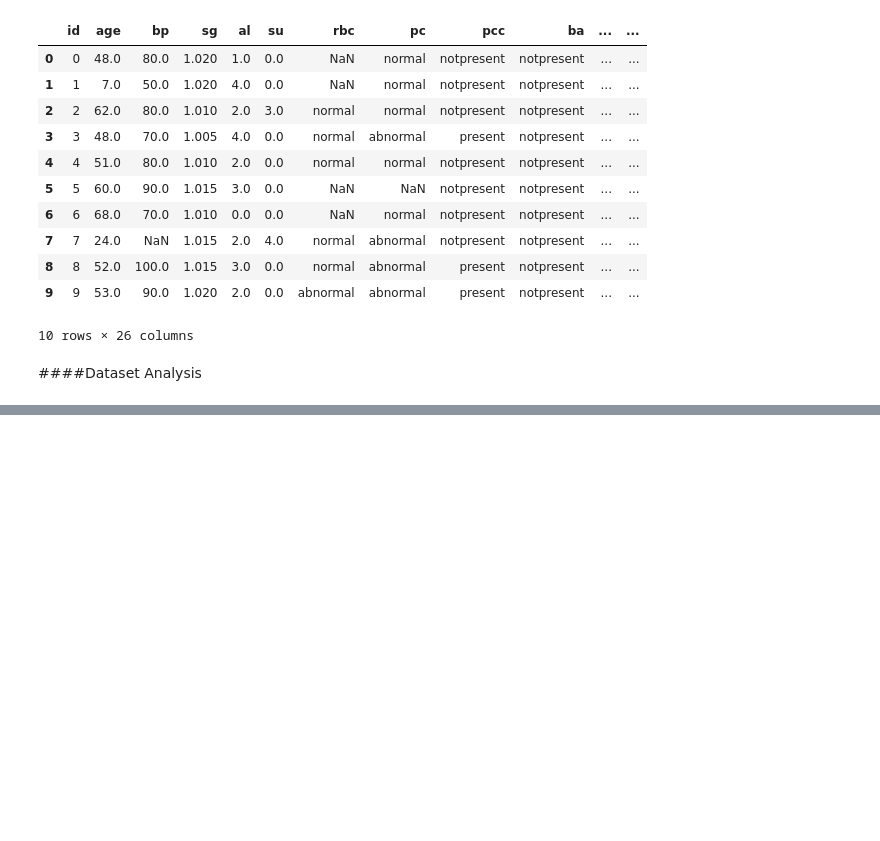
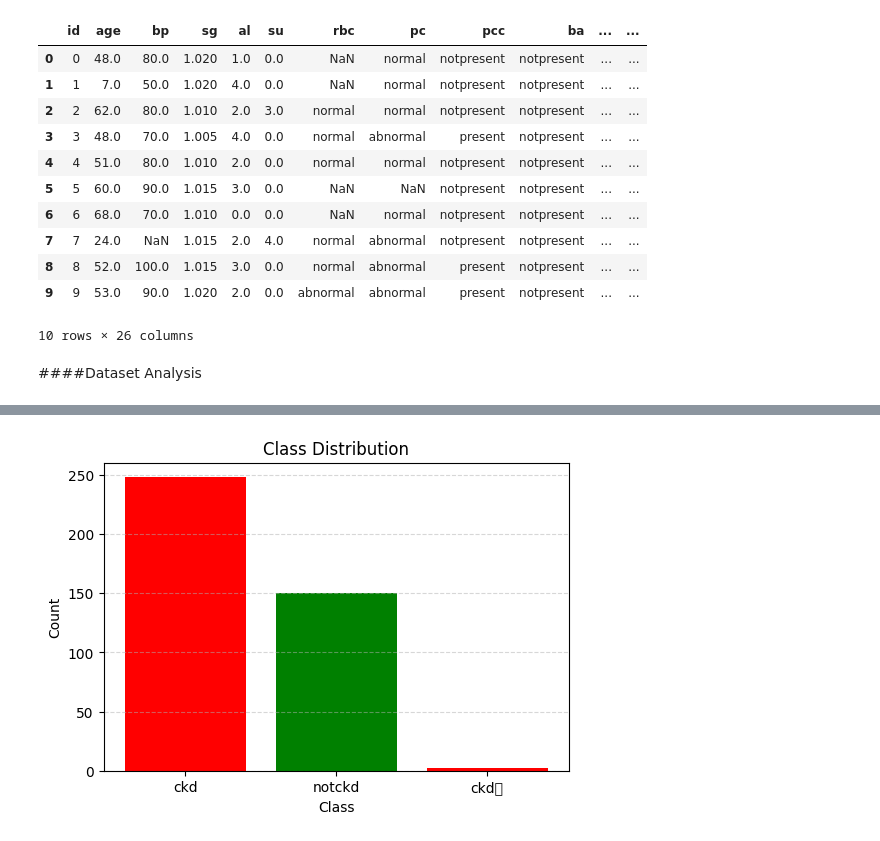
Before and after one commit to RansiluRanasinghe/ML-CW-Group-07-Kidney-Disease-Prediction, a Jupyter notebook: NoteBook/ML_CW_Group_07_Kidney_Disease_Prediction.ipynb, the cells around one changed output, grey strips where cells are left out. Drawn from its saved outputs; the diff is of its cells as text; code cells hidden in the pictures; blank space fills up the shorter version.

```diff
--- a/NoteBook/ML_CW_Group_07_Kidney_Disease_Prediction.ipynb
+++ b/NoteBook/ML_CW_Group_07_Kidney_Disease_Prediction.ipynb
@@ -88,0 +136,14 @@ display(df.head(10))
+# %%
+import matplotlib.pyplot as plt
+
+counts = df['classification'].value_counts()
+
+plt.figure(figsize=(6,4))
+plt.bar(counts.index, counts.values, color=['red', 'green'])
+plt.xlabel('Class')
+plt.ylabel('Count')
+plt.title('Class Distribution')
+plt.grid(axis='y', linestyle='--', alpha=0.5)
+plt.show()
+# %% [output]
+[figure, added]
```
Also changed, not shown: parts of 5 cells of this notebook.
